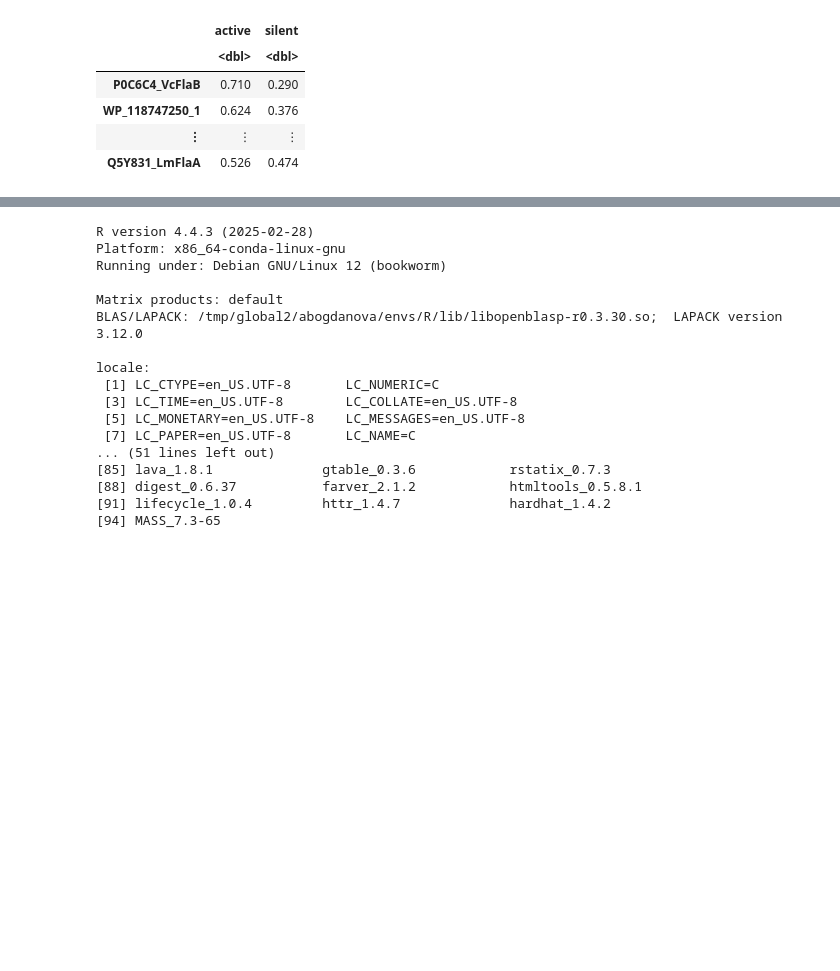
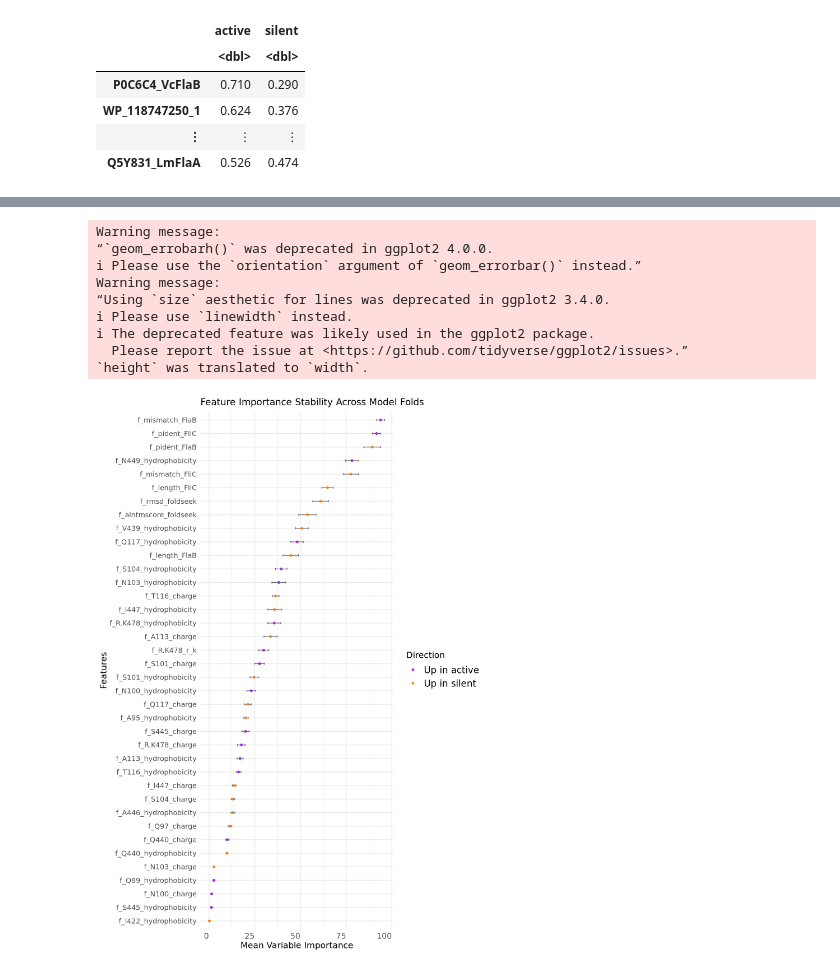
Before and after one commit to leylabmpi/FlaPro, a Jupyter notebook: notebooks/model/model_notebook.ipynb, the cells around one changed output, grey strips where cells are left out. Saved outputs shown, nothing was run; the diff lists cells and outputs as text; code cells hidden in the pictures; blank space fills up the shorter version.

Commit message:
refactor model_notebook.ipynb: update paths, fix libraries, move part to merging-params-r.ipynb

```diff
--- a/notebooks/model/model_notebook.ipynb
+++ b/notebooks/model/model_notebook.ipynb
@@ -823,20 +430,46 @@ Warning message in geom_bar(stat = "identity", position = "stack", aes(color = p
-# %%
-sessionInfo()
-# %% [output]
-R version 4.4.3 (2025-02-28)
-Platform: x86_64-conda-linux-gnu
-Running under: Debian GNU/Linux 12 (bookworm)
-
-Matrix products: default
-BLAS/LAPACK: /tmp/global2/abogdanova/envs/R/lib/libopenblasp-r0.3.30.so;  LAPACK version 3.12.0
-
-locale:
- [1] LC_CTYPE=en_US.UTF-8       LC_NUMERIC=C
- [3] LC_TIME=en_US.UTF-8        LC_COLLATE=en_US.UTF-8
- [5] LC_MONETARY=en_US.UTF-8    LC_MESSAGES=en_US.UTF-8
- [7] LC_PAPER=en_US.UTF-8       LC_NAME=C
-... (51 lines left out)
-[85] lava_1.8.1              gtable_0.3.6            rstatix_0.7.3
-[88] digest_0.6.37           farver_2.1.2            htmltools_0.5.8.1
-[91] lifecycle_1.0.4         httr_1.4.7              hardhat_1.4.2
-[94] MASS_7.3-65
+# %%
+p.dims(7, 10)
+
+# Define customizable parameters in advance for convenience
+point_size <- 1.0
+errorbar_size <- 0.4
+errorbar_height <- 0.15
+point_alpha <- 0.9
+
+ggplot(df_var, aes(x = mean, y = reorder(rownames(df_var), mean))) +
+  geom_errorbarh(aes(xmin = mean - sem, xmax = mean + sem),
+                 height = errorbar_height,
+                 size = errorbar_size,
+                 color = "gray40") +
+  geom_point(aes(color = direction),
+             size = point_size,
+             alpha = point_alpha) +
+  scale_color_manual(values = c("Up in active" = "#a71ae3",
+                               "Up in silent" = "#f18015")) +
+  theme_minimal() +
+  theme(
+    axis.text.x = element_text(hjust = 1, vjust = 1, size = 10),
+    axis.text.y = element_text(size = 9),     # Slightly smaller for feature names
+    axis.title = element_text(size = 11),
+    legend.text = element_text(size = 12),
+    legend.title = element_text(size = 11),
+    plot.title = element_text(size = 12),
+    plot.caption = element_text(size = 9, color = "gray50")
+  ) +
+  labs(
+    title = "Feature Importance Stability Across Model Folds",
+    x = "Mean Variable Importance",
+    y = "Features",
+    color = "Direction"
+  )
+# %% [output]
+Warning message:
+“`geom_errobarh()` was deprecated in ggplot2 4.0.0.
+ℹ Please use the `orientation` argument of `geom_errorbar()` instead.”
+Warning message:
+“Using `size` aesthetic for lines was deprecated in ggplot2 3.4.0.
+ℹ Please use `linewidth` instead.
+ℹ The deprecated feature was likely used in the ggplot2 package.
+  Please report the issue at <https://github.com/tidyverse/ggplot2/issues>.”
+`height` was translated to `width`.
+[figure, added]
```
Also changed, not shown: parts of 125 cells of this notebook.
